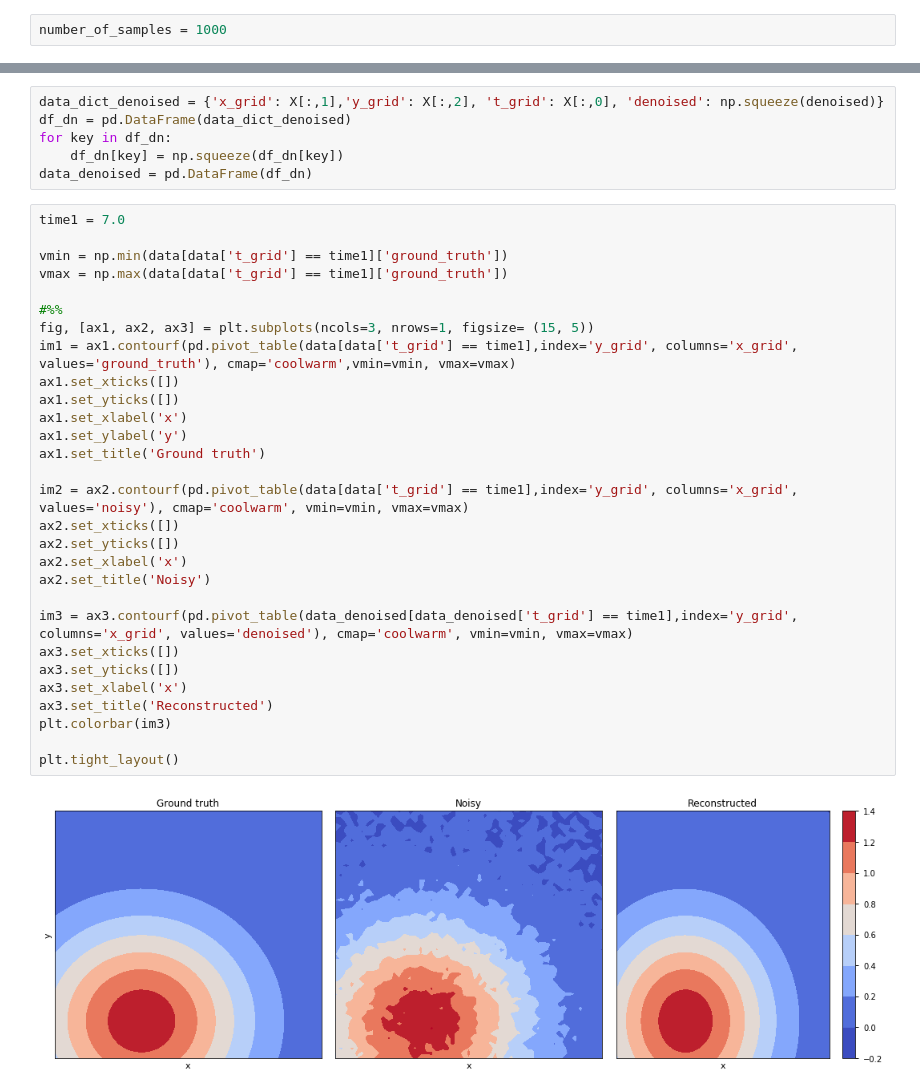
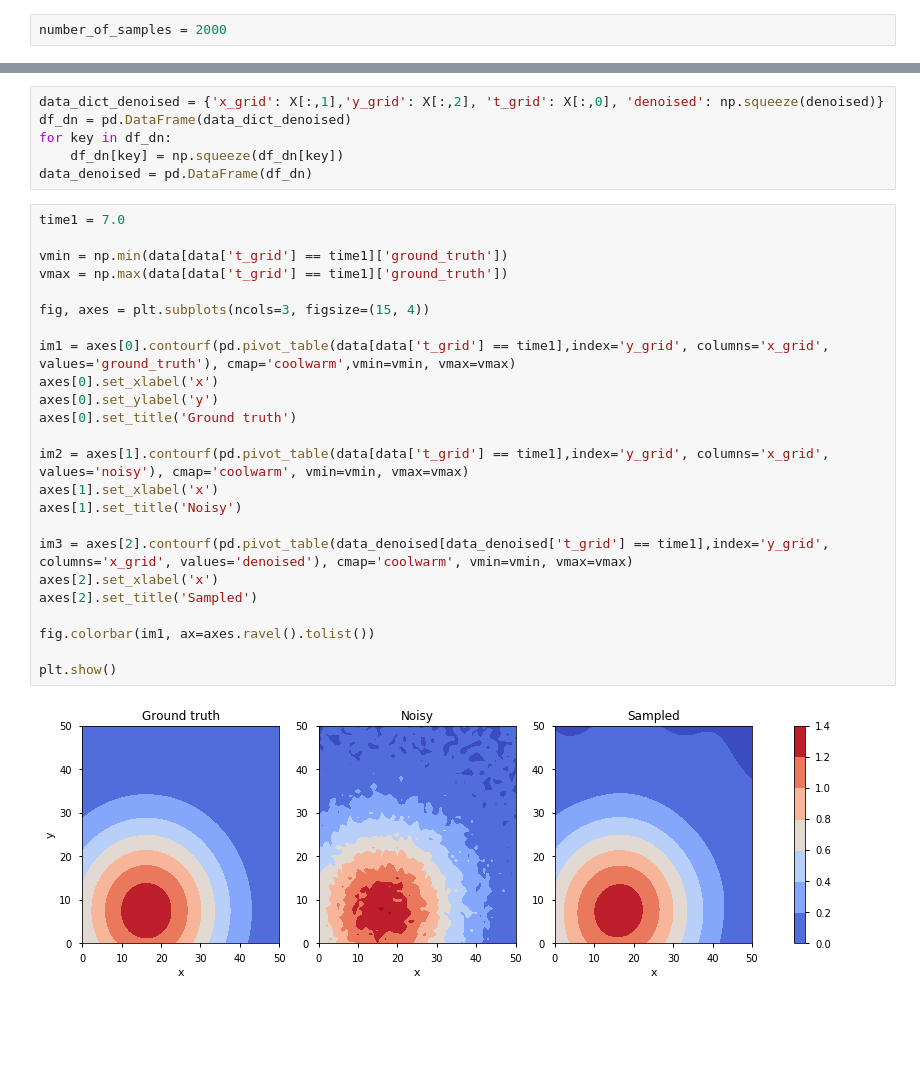
Before and after one commit to PhIMaL/DeePyMoD_tensorflow, a Jupyter notebook: Examples/Advection-Diffusion.ipynb, the cells around one changed output, grey strips where cells are left out. Drawn from its saved outputs; the diff is of its cells as text; blank space fills up the shorter version.

```diff
--- a/Examples/Advection-Diffusion.ipynb
+++ b/Examples/Advection-Diffusion.ipynb
@@ -65,7 +65,7 @@ y_noisy = y + noise_level * np.std(y) * np.random.randn(y.size, 1)
 # %% [markdown]
 Select the number of samples:
 # %%
-number_of_samples = 1000
+number_of_samples = 2000
 # %%
 idx = np.random.permutation(y.size)
 X_train = X[idx, :][:number_of_samples]
@@ -154,31 +154,26 @@ data_denoised = pd.DataFrame(df_dn)
 # %%
 time1 = 7.0
 
 vmin = np.min(data[data['t_grid'] == time1]['ground_truth'])
 vmax = np.max(data[data['t_grid'] == time1]['ground_truth'])
 
-#%%
-fig, [ax1, ax2, ax3] = plt.subplots(ncols=3, nrows=1, figsize= (15, 5))
-im1 = ax1.contourf(pd.pivot_table(data[data['t_grid'] == time1],index='y_grid', columns='x_grid', values='ground_truth'), cmap='coolwarm',vmin=vmin, vmax=vmax)
-ax1.set_xticks([])
-ax1.set_yticks([])
-ax1.set_xlabel('x')
-ax1.set_ylabel('y')
-ax1.set_title('Ground truth')
+fig, axes = plt.subplots(ncols=3, figsize=(15, 4))
 
-im2 = ax2.contourf(pd.pivot_table(data[data['t_grid'] == time1],index='y_grid', columns='x_grid', values='noisy'), cmap='coolwarm', vmin=vmin, vmax=vmax)
-ax2.set_xticks([])
-ax2.set_yticks([])
-ax2.set_xlabel('x')
-ax2.set_title('Noisy')
+im1 = axes[0].contourf(pd.pivot_table(data[data['t_grid'] == time1],index='y_grid', columns='x_grid', values='ground_truth'), cmap='coolwarm',vmin=vmin, vmax=vmax)
+axes[0].set_xlabel('x')
+axes[0].set_ylabel('y')
+axes[0].set_title('Ground truth')
 
-im3 = ax3.contourf(pd.pivot_table(data_denoised[data_denoised['t_grid'] == time1],index='y_grid', columns='x_grid', values='denoised'), cmap='coolwarm', vmin=vmin, vmax=vmax)
-ax3.set_xticks([])
-ax3.set_yticks([])
-ax3.set_xlabel('x')
-ax3.set_title('Reconstructed')
-plt.colorbar(im3)
+im2 = axes[1].contourf(pd.pivot_table(data[data['t_grid'] == time1],index='y_grid', columns='x_grid', values='noisy'), cmap='coolwarm', vmin=vmin, vmax=vmax)
+axes[1].set_xlabel('x')
+axes[1].set_title('Noisy')
 
-plt.tight_layout()
+im3 = axes[2].contourf(pd.pivot_table(data_denoised[data_denoised['t_grid'] == time1],index='y_grid', columns='x_grid', values='denoised'), cmap='coolwarm', vmin=vmin, vmax=vmax)
+axes[2].set_xlabel('x')
+axes[2].set_title('Sampled')
+
+fig.colorbar(im1, ax=axes.ravel().tolist())
+
+plt.show()
 # %% [output]
-[figure, old version]
+[figure, new version]
```
Also changed, not shown: parts of 2 cells of this notebook.
